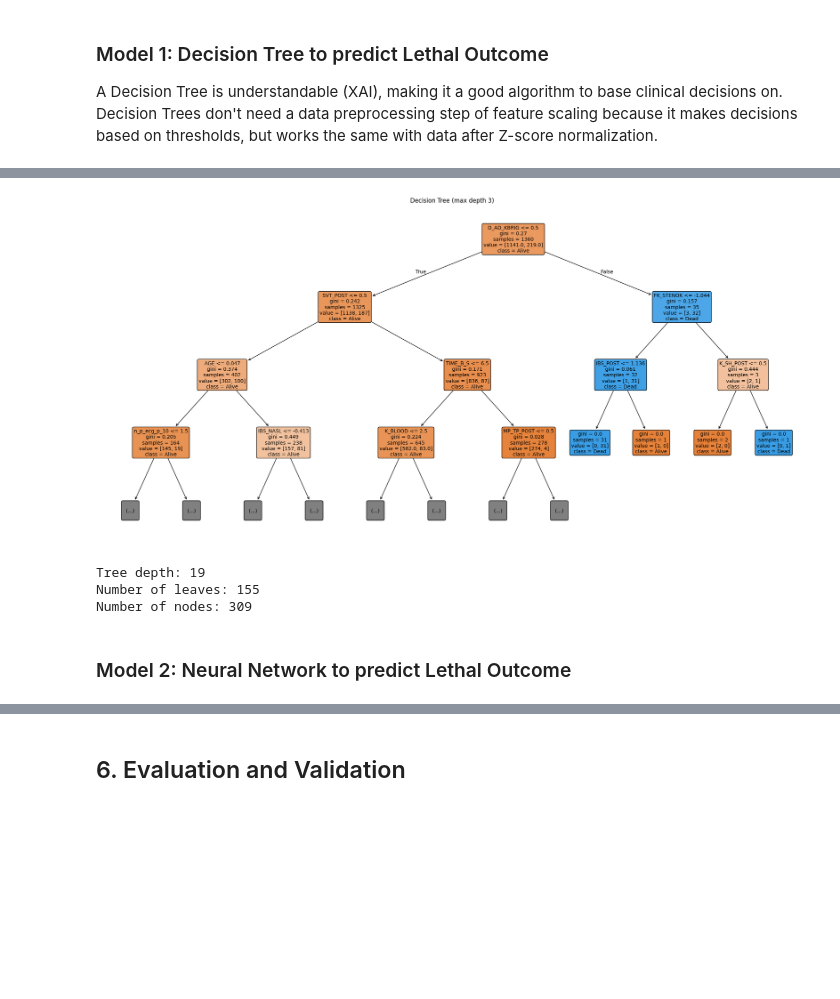
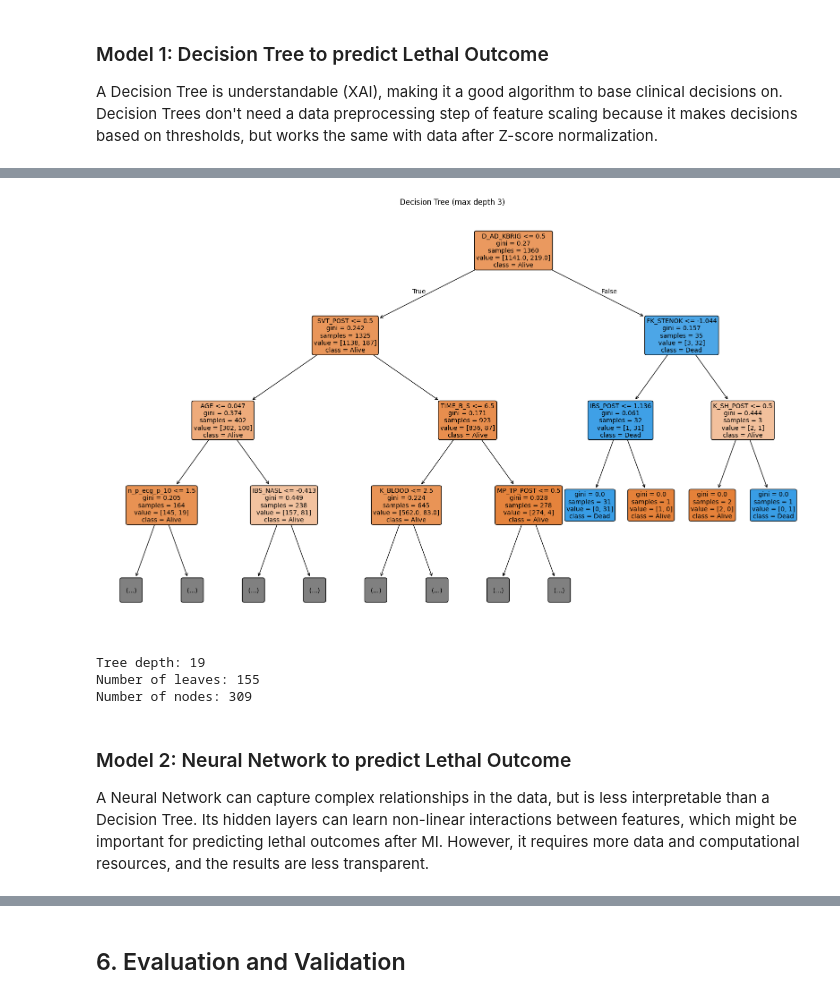
Before and after one commit to Clary1604/AMLHC_final_exam, a Jupyter notebook: MI_Complications.ipynb, the cells around one changed output, grey strips where cells are left out. Cells and saved outputs as stored; diff of their text form; code cells hidden in the pictures; blank space fills up the shorter version.

```diff
--- a/MI_Complications.ipynb
+++ b/MI_Complications.ipynb
@@ -394,29 +361,32 @@ Feature Importances:
 # %%
 # visuzalize the decision tree (limit depth for readability)
 from sklearn.tree import plot_tree
 
-plt.figure(figsize=(20, 10))
+plt.figure(figsize=(16, 10))
 plot_tree(dt_pipeline.named_steps["classifier"],
-          max_depth=3,  # limit depth for readability
-          feature_names=list(X.columns),
-          class_names=["Alive", "Dead"],
-          filled=True,  # color nodes by class
-          rounded=True,  # rounded boxes
-          fontsize=10)
+    max_depth=3,  # limit depth for readability
+    feature_names=list(X.columns),
+    class_names=["Alive", "Dead"],
+    filled=True,  # color nodes by class
+    rounded=True,  # rounded boxes
+    fontsize=10
+)
 plt.title("Decision Tree (max depth 3)")
 plt.tight_layout()
 plt.show()
 
 print("Tree depth:", dt_pipeline.named_steps["classifier"].get_depth())
 print("Number of leaves:", dt_pipeline.named_steps["classifier"].get_n_leaves())
 print("Number of nodes:", dt_pipeline.named_steps["classifier"].tree_.node_count)
 # %% [output]
-[figure, old version]
+[figure, new version]
 Tree depth: 19
 Number of leaves: 155
 Number of nodes: 309
 # %% [markdown]
 ### Model 2: Neural Network to predict Lethal Outcome
+
+A Neural Network can capture complex relationships in the data, but is less interpretable than a Decision Tree. Its hidden layers can learn non-linear interactions between features, which might be important for predicting lethal outcomes after MI. However, it requires more data and computational resources, and the results are less transparent.
 # %%
 # Neural Network to predict lethal outcome
 from sklearn.neural_network import MLPClassifier
```
Also changed, not shown: parts of 7 cells of this notebook.
